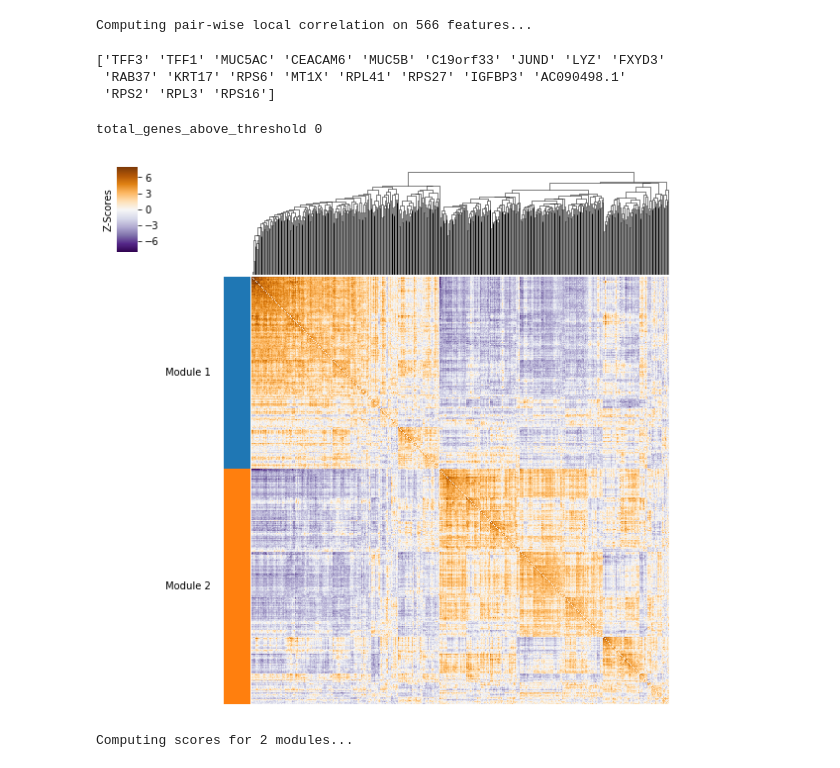
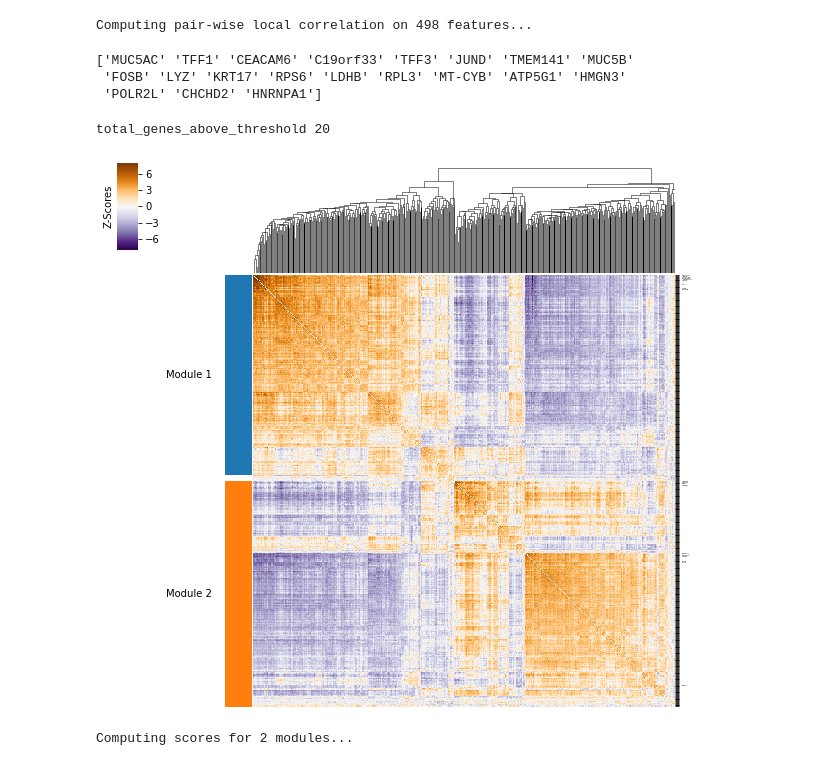
Before and after one commit to mattjones315/MetastasisTracing, a Jupyter notebook: run_hotspot.ipynb, the cells around one changed output. Saved outputs shown, nothing was run; the diff lists cells and outputs as text; code cells hidden in the pictures.

```diff
--- a/run_hotspot.ipynb
+++ b/run_hotspot.ipynb
@@ -49,7 +50,9 @@ norm_fact = np.median(np.asarray(counts_raw.sum(axis=0)))
 counts = counts_raw[:, is_valid_indices].todense()
 counts = pd.DataFrame(counts, index=genes, columns=valid_barcodes)
 
-# Subset for only genes detected in at least 10 cells
+# Subset for only genes detected in at least 10% of cells
 counts = counts.loc[
-    (counts > 0).sum(axis=1) >= 0.1*counts.shape[1]
+    (counts > 0).sum(axis=1) >= 10
 ]
+
+print(counts.shape)
@@ -93,7 +78,7 @@ hs_genes = hs_results.index[hs_results.FDR < 0.1]
 # Compute pair-wise local correlations between these genes
 lcz = hs.compute_local_correlations(hs_genes, jobs=2)
 # %% [output]
-Computing pair-wise local correlation on 566 features...
+Computing pair-wise local correlation on 498 features...
 # %%
 modules = hs.create_modules(
         min_gene_threshold=120, core_only=True, fdr_threshold=1.0,
@@ -204,26 +189,27 @@ gene_subset = np.concatenate((gene_subset, results.loc[results.Module == 2].sort
 
 print(gene_subset)
 # %% [output]
-['TFF3' 'TFF1' 'MUC5AC' 'CEACAM6' 'MUC5B' 'C19orf33' 'JUND' 'LYZ' 'FXYD3'
- 'RAB37' 'KRT17' 'RPS6' 'MT1X' 'RPL41' 'RPS27' 'IGFBP3' 'AC090498.1'
- 'RPS2' 'RPL3' 'RPS16']
+['MUC5AC' 'TFF1' 'CEACAM6' 'C19orf33' 'TFF3' 'JUND' 'TMEM141' 'MUC5B'
+ 'FOSB' 'LYZ' 'KRT17' 'RPS6' 'LDHB' 'RPL3' 'MT-CYB' 'ATP5G1' 'HMGN3'
+ 'POLR2L' 'CHCHD2' 'HNRNPA1']
 # %%
 results = hs.results.join(hs.modules)
 
 gene_subset = results.loc[results.Module == 1].sort_values(by = 'Z', ascending=False).index.values[:10]
 gene_subset = np.concatenate((gene_subset, results.loc[results.Module == 2].sort_values(by = 'Z', ascending=False).index.values[:10]))
 
 # comment out if you'd like to annotate a subset
-gene_subset = []
+# gene_subset = []
 
 # if you'd like to annotate a subset of genes, set yticklabels=True
 g = local_correlation_plot(
                     hs.local_correlation_z, hs.modules, hs.linkage,
                     mod_cmap='tab10', vmin=-8, vmax=8,
-                    z_cmap="PuOr_r", yticklabels=False, gene_subset = gene_subset)
+                    z_cmap="PuOr_r", yticklabels=True, gene_subset = gene_subset)
+plt.savefig("lg7_module_heatmap.REcontrol.eps")
 # %% [output]
-total_genes_above_threshold 0
+total_genes_above_threshold 20
-[figure, old version]
+[figure, new version]
 # %%
 module_scores = hs.calculate_module_scores()
 # %% [output]
```
Also changed, not shown: parts of 8 cells of this notebook, 5 other files.
